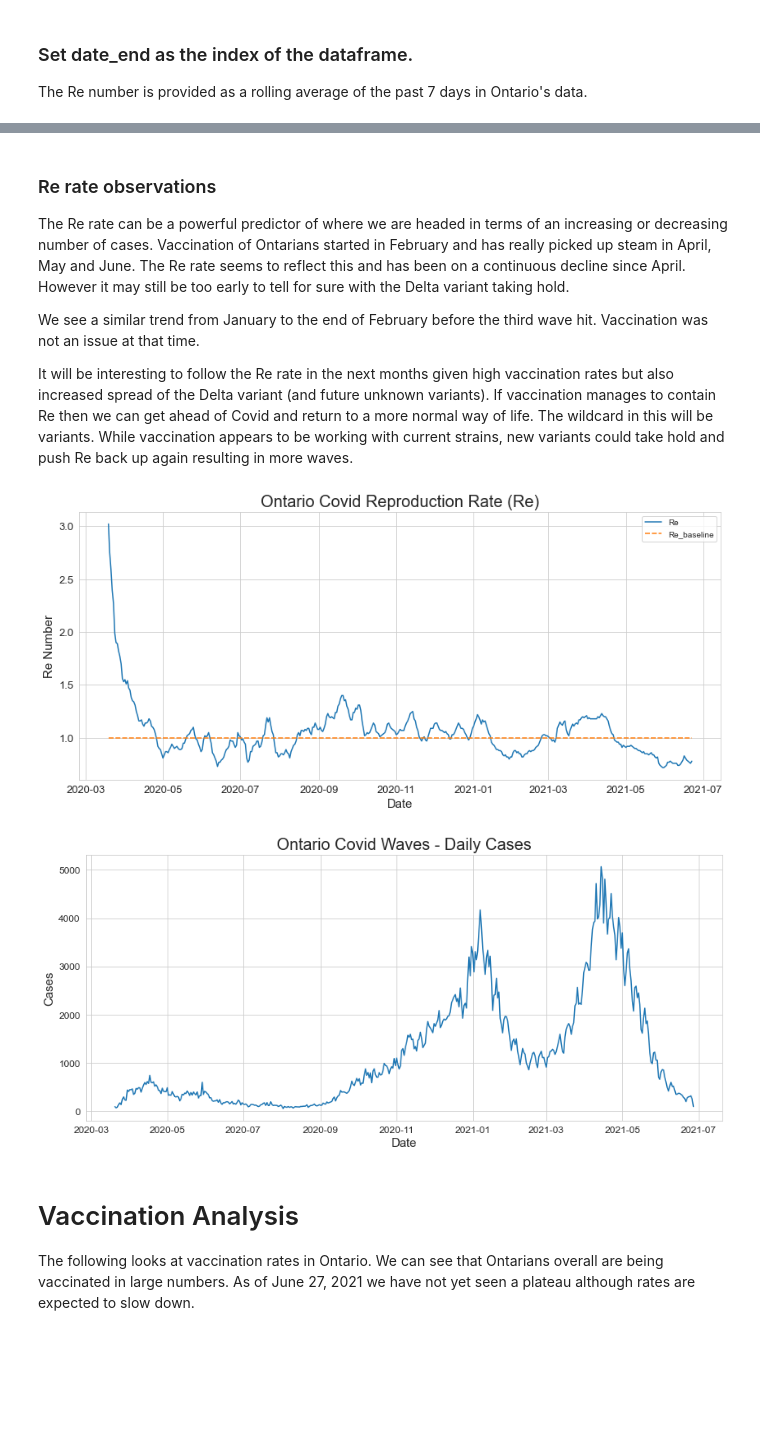
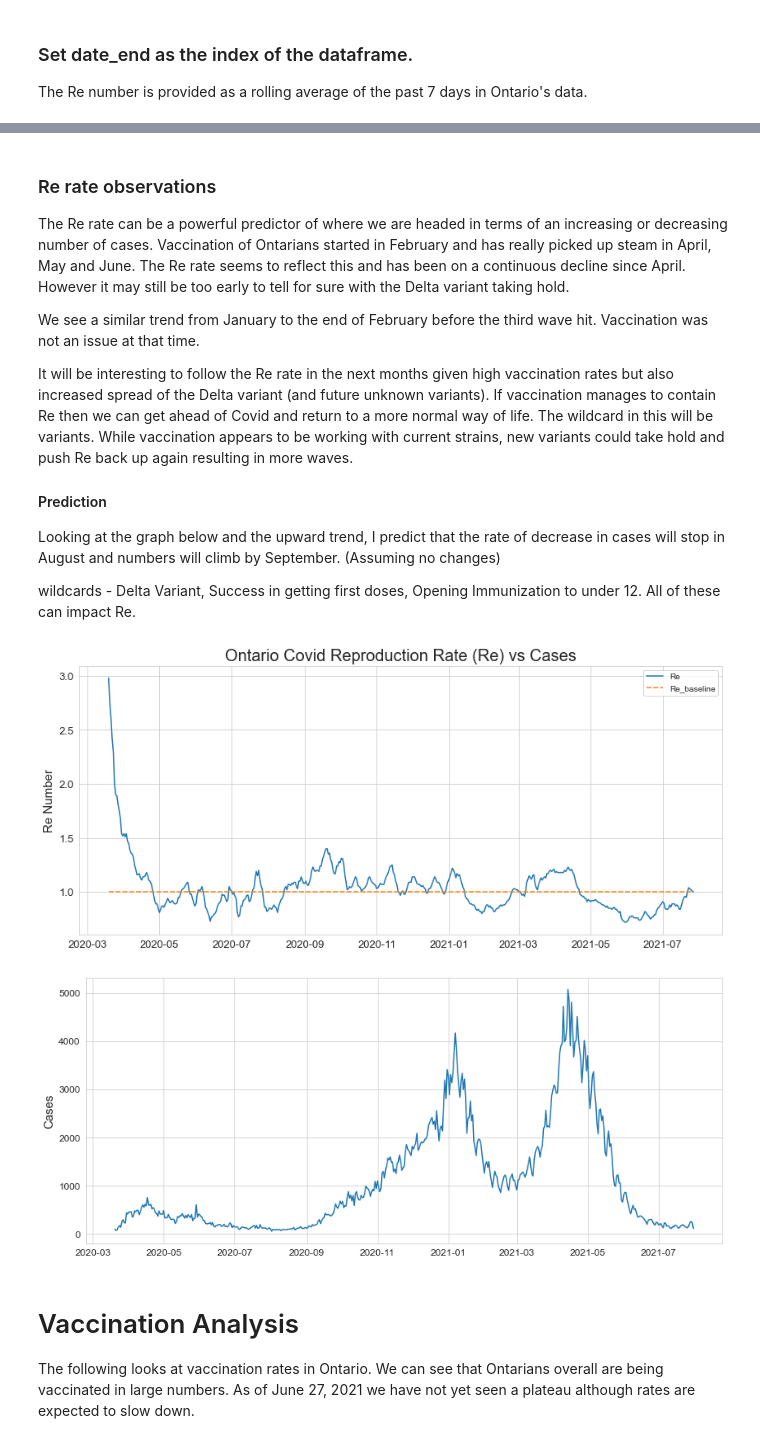
Before and after one commit to alaudet/open_data_covid_analysis, a Jupyter notebook: canada/covid_in_ontario_canada.ipynb, the cells around one changed output, grey strips where cells are left out. Drawn from its saved outputs; the diff is of its cells as text; code cells hidden in the pictures; blank space fills up the shorter version.

Commit message:
Add 4th wave info to covid_in_ontario_canada.ipynb

```diff
--- a/canada/covid_in_ontario_canada.ipynb
+++ b/canada/covid_in_ontario_canada.ipynb
@@ -455,32 +517,38 @@ The Re rate can be a powerful predictor of where we are headed in terms of an in
 We see a similar trend from January to the end of February before the third wave hit. Vaccination was not an issue at that time.
 
 It will be interesting to follow the Re rate in the next months given high vaccination rates but also increased spread of the Delta variant (and future unknown variants). If vaccination manages to contain Re then we can get ahead of Covid and return to a more normal way of life.  The wildcard in this will be variants.  While vaccination appears to be working with current strains, new variants could take hold and push Re back up again resulting in more waves.
+
+#### Prediction
+
+Looking at the graph below and the upward trend, I predict that the rate of decrease in cases will stop in August and numbers will climb by September.  (Assuming no changes)
+
+wildcards - Delta Variant, Success in getting first doses, Opening Immunization to under 12.  All of these can impact Re.
 # %%
 # Re Graph
 plt.figure(figsize=(14, 6))
-plt.title("Ontario Covid Reproduction Rate (Re)", fontsize=20)
+plt.title("Ontario Covid Reproduction Rate (Re) vs Cases", fontsize=20)
 plt.xticks(fontsize=13)
 plt.yticks(fontsize=13)
 sns.lineplot(data=dfre[['Re', 'Re_baseline']])
-plt.xlabel("Date", fontsize=15)
+plt.xlabel("")
 plt.ylabel("Re Number", fontsize=15)
 
 # Ontario Covid Case graph for comparison.
 
 #Let's lineup the dates with the Re dataset first.
 df = df[df['rdate'] > '2020-03-19']
 
 plt.figure(figsize=(14,6))
-plt.title('Ontario Covid Waves - Daily Cases', fontsize=20)
+#plt.title('Ontario Covid Waves - Daily Cases', fontsize=20)
 sns.lineplot(data=df['rdate'].value_counts())
 plt.ylabel('Cases', fontsize=15)
-plt.xlabel('Date', fontsize=15)
+plt.xlabel('')
 plt.yticks(fontsize=12)
 plt.xticks(fontsize=12)
 plt.show()
 # %% [output]
-[figure, old version]
+[figure, new version]
-[figure, old version]
+[figure, new version]
 # %% [markdown]
 # Vaccination Analysis
 
```
Also changed, not shown: parts of 41 cells of this notebook, 3 other files.
